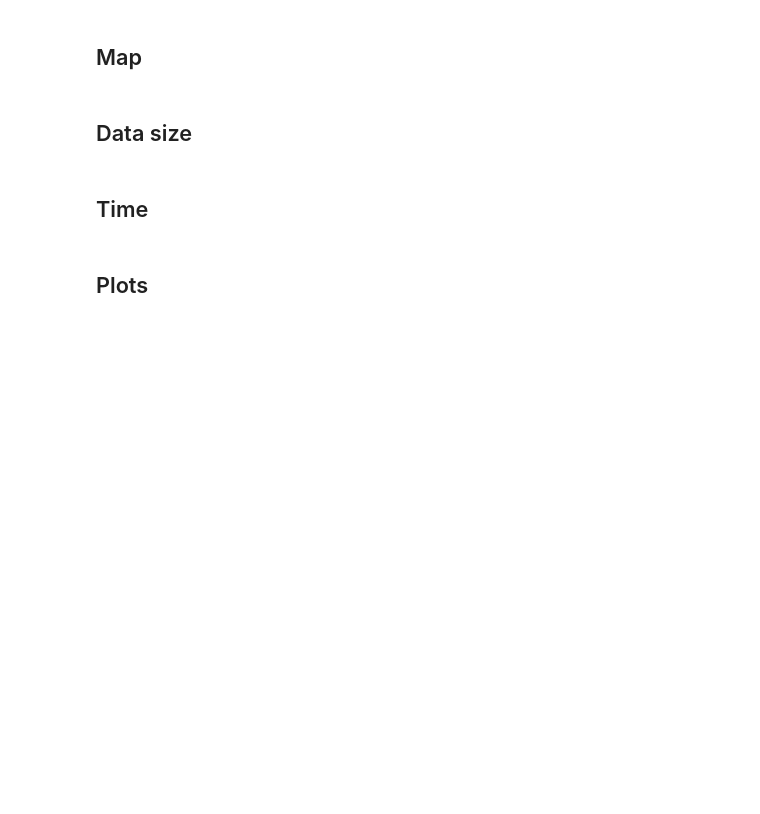
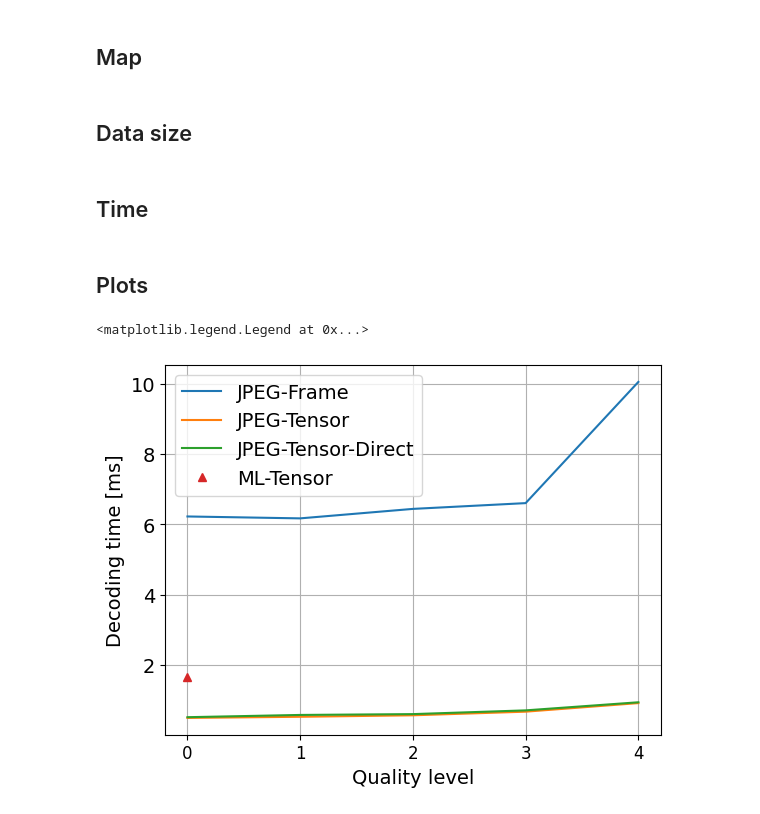
Before and after one commit to Rexyyj/split_DNN_framework, a Jupyter notebook: plots/plot_time.ipynb, the cells around one changed output. Drawn from its saved outputs; the diff is of its cells as text; code cells hidden in the pictures; blank space fills up the shorter version.

```diff
--- a/plots/plot_time.ipynb
+++ b/plots/plot_time.ipynb
@@ -169,2 +214,18 @@ tensor_ml_network_mean = np.array(tensor_ml_network_mean)
 # %% [markdown]
 ## Plots
+# %%
+plt.figure()
+x_real = np.arange(5)
+
+plt.plot(x_real, frame_jpeg_decode_mean, label="JPEG-Frame")
+plt.plot(x_real, tensor_jpeg_decode_mean, label="JPEG-Tensor")
+plt.plot(x_real, tensor_direct_jpeg_decode_mean, label="JPEG-Tensor-Direct")
+plt.plot(0,tensor_ml_decode_mean, "^",label="ML-Tensor")
+plt.xticks(x_real,x_real)
+plt.xlabel("Quality level")
+plt.ylabel("Decoding time [ms]")
+plt.grid()
+plt.legend()
+# %% [output]
+<matplotlib.legend.Legend at 0x...>
+[figure, added]
```
Also changed, not shown: parts of 10 cells of this notebook, 3 other files.
